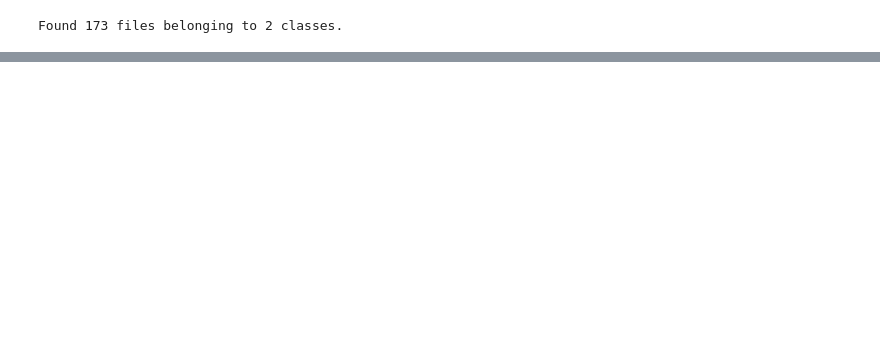
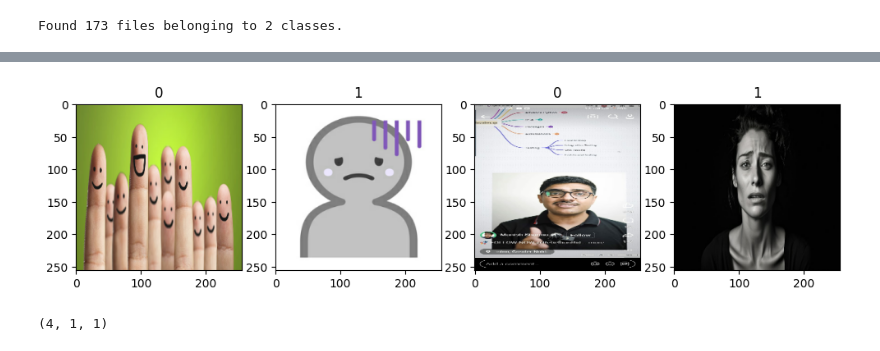
Before and after one commit to Kamaljit12/imageclassifier, a Jupyter notebook: analysis.ipynb, the cells around one changed output, grey strips where cells are left out. Drawn from its saved outputs; the diff is of its cells as text; code cells hidden in the pictures; blank space fills up the shorter version.

```diff
--- a/analysis.ipynb
+++ b/analysis.ipynb
@@ -55 +48,17 @@ plt.show()
 [figure]
+# %%
+data_dir = 'Data'
+image_exts = ['jpeg','jpg', 'bmp', 'png']
+# %%
+for image_class in os.listdir(data_dir):
+    for image in os.listdir(os.path.join(data_dir, image_class)):
+        image_path = os.path.join(data_dir, image_class, image)
+        try:
+            img = cv2.imread(image_path)
+            tip = imghdr.what(image_path)
+            if tip not in image_exts:
+                print('Image not in ext list {}'.format(image_path))
+                os.remove(image_path)
+        except Exception as e:
+            print('Issue with image {}'.format(image_path))
+            # os.remove(image_path)
@@ -57,3 +68,7 @@ plt.show()
 data = tf.keras.utils.image_dataset_from_directory('Data')
 # %% [output]
 Found 173 files belonging to 2 classes.
+# %%
+data_itter = data.as_numpy_iterator()
+# %%
+batch = data_itter.next()
@@ -62,3 +110,12 @@ data = data.map(lambda x,y: (x/255, y))
+# %%
+fig, ax = plt.subplots(ncols=4, figsize=(12, 21))
+for idx, img in enumerate(batch[0][:4]):
+    ax[idx].imshow(img.astype(int))
+    ax[idx].title.set_text(batch[1][idx])
+
+plt.show()
+# %% [output]
+[figure, added]
 # %%
 train_size = int(len(data)*.7)
 val_size = int(len(data)*.2)
@@ -66,3 +123,7 @@ test_size = int(len(data)*.1)
+# %%
+train_size, test_size, val_size
+# %% [output]
+(4, 1, 1)
 # %%
 train = data.take(train_size)
 val = data.skip(train_size).take(val_size)
```
Also changed, not shown: parts of 26 cells of this notebook, 10 other files.
